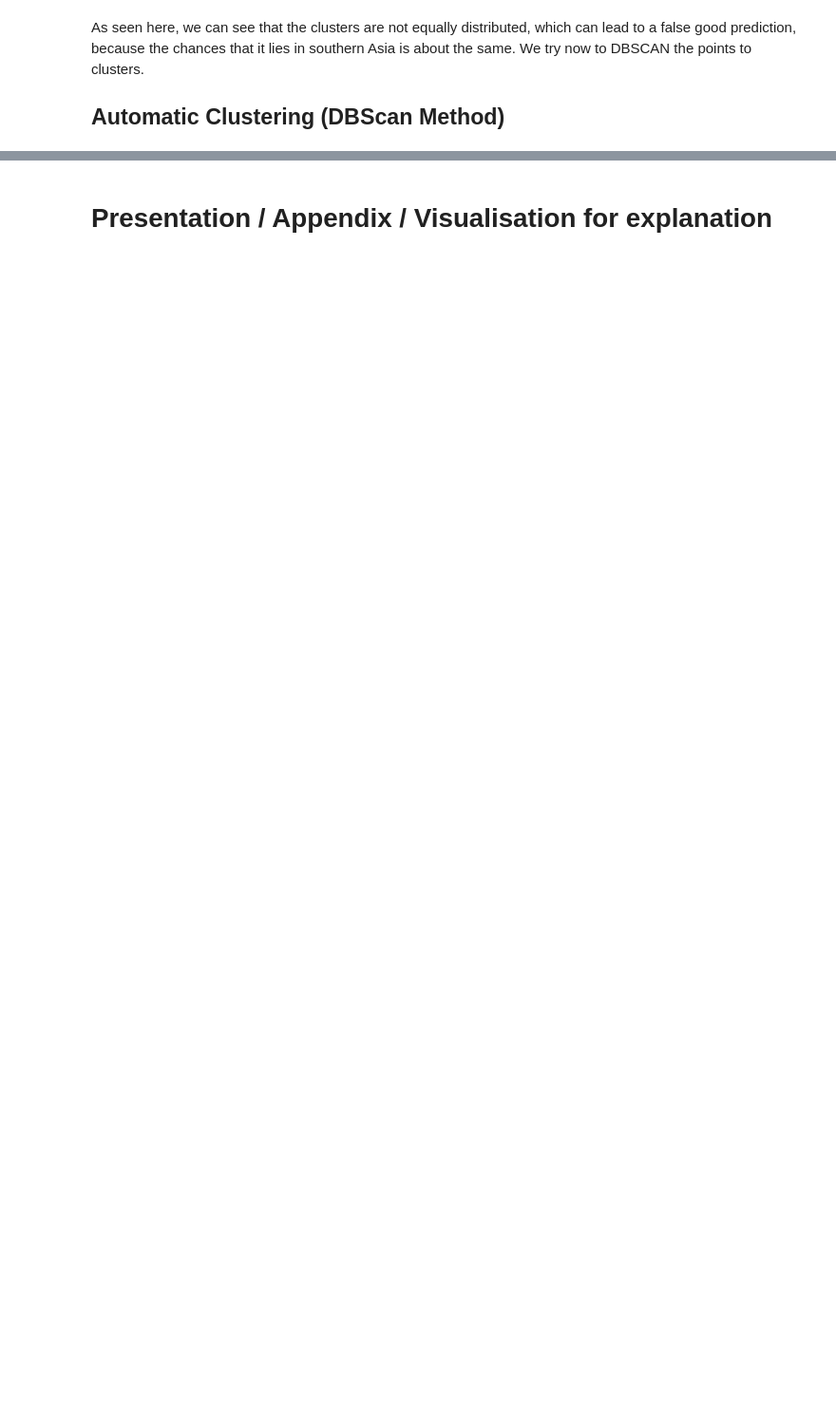
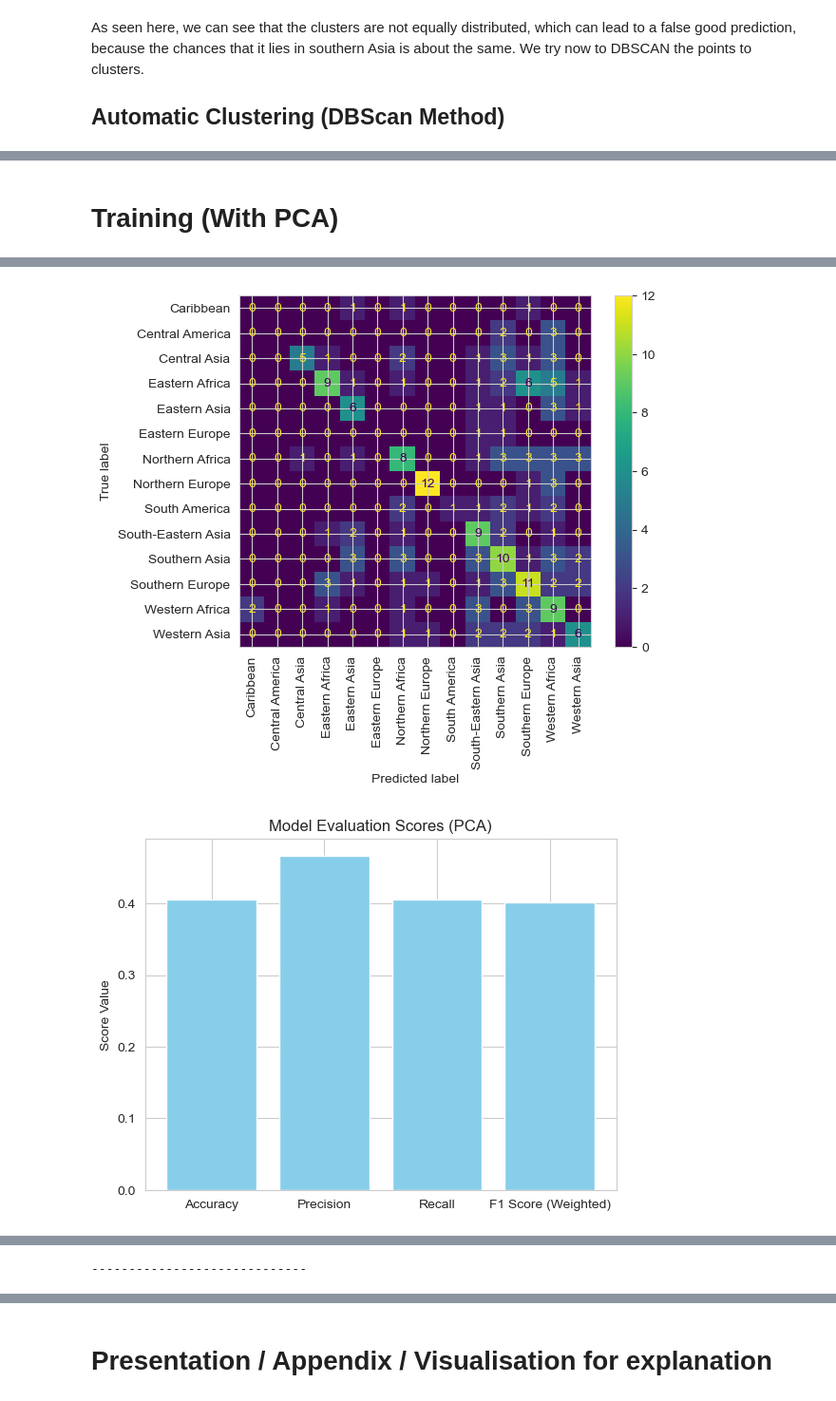
Before and after one commit to widmerc/GEO871, a Jupyter notebook: Project.ipynb, the cells around one changed output, grey strips where cells are left out. Shown at 95% size. Drawn from its saved outputs; the diff is of its cells as text; code cells hidden in the pictures; blank space fills up the shorter version.

```diff
--- a/Project.ipynb
+++ b/Project.ipynb
@@ -412,0 +349,6 @@ Finished in: 0:00:38.907490
+# %%
+final_matrix = pd.DataFrame(columns = ["score","ML_Clustering_Manual_PCA","ML_Clustering_DBScan_PCA","ML_Clustering_KMeans_PCA","ML_Clustering_Manual_SMOTE","ML_Clustering_DBScan_SMOTE","ML_Clustering_KMeans_SMOTE"],)
+final_matrix["score"] = ['Accuracy', 'Precision', 'Recall', 'F1 Score (Weighted)']
+final_matrix=final_matrix.set_index("score")
+
+final_matrix
@@ -412,0 +362,70 @@ Finished in: 0:00:38.907490
+# %% [markdown]
+# Training (With PCA)
+# %%
+#1. define the ML Technique:
+names = ["ML_Clustering_Manual", "ML_Clustering_DBScan", "ML_Clustering_KMeans"]
+num = 0
+#2. define all Clustering methods (wihtout SMOTE)
+ML_Clustering_Manual = music_origin_gdf_pca_manual.drop(['Latitude', 'Longitude',
+                                                         'status', 'color_code', 'name', 'iso3', 'iso_3166_1_',
+                                                         'french_shor','continent','region'],axis = 1)
+
+ML_Clustering_DBScan = music_origin_gdf_pca_dbscan.drop(['Latitude', 'Longitude',
+                                                         'status', 'color_code', 'name', 'iso3', 'iso_3166_1_',
+                                                         'french_shor','continent','region'],axis = 1)
+
+
+ML_Clustering_KMeans = music_origin_gdf_pca_kmeans.drop(['Latitude', 'Longitude',
+                                                         'status', 'color_code', 'name', 'iso3', 'iso_3166_1_',
+                                                         'french_shor','continent','region'],axis = 1)
+
+
+#loop through all of them
+for i in [ML_Clustering_Manual,ML_Clustering_DBScan,ML_Clustering_KMeans]:
+    print(f"-----------------------------\nName of Clustering:\n {names[num]}")
+    print(i["Cluster"].value_counts())
+    start_time = datetime.now()
+    X_train, X_test, y_train, y_test = train_test_split(i.drop("Cluster",axis = 1), i['Cluster'], test_size=0.2)
+
+    grid_search.fit(X_train,y_train)
+    best_params = grid_search.best_params_
+    best_estimator = grid_search.best_estimator_
+    end_time = datetime.now()
+    print(f'Finished in: {end_time-start_time}')
+    best_params = grid_search.best_params_
+    best_accuracy = grid_search.best_score_
+    print("Best Parameters:", best_params)
+    print("Best Accuracy Score:", best_accuracy)
+
+
+    y_pred = grid_search.best_estimator_.predict(X_test)
+    f1_score(y_test,y_pred,average='weighted')
+
+    ConfusionMatrixDisplay.from_estimator(grid_search.best_estimator_, X_test, y_test)
+    plt.xticks(rotation=90)  # Set the desired rotation angle
+    plt.show()
+
+    accuracy = accuracy_score(y_test, y_pred)
+    precision = precision_score(y_test, y_pred, average='weighted')
+    recall = recall_score(y_test, y_pred, average='weighted')
+    f1 = f1_score(y_test, y_pred, average='weighted')
+    final_matrix.at["Accuracy", f"{names[num]}_PCA"] = accuracy
+    final_matrix.at["Precision", f"{names[num]}_PCA"] = precision
+    final_matrix.at["Recall", f"{names[num]}_PCA"] = recall
+    final_matrix.at["F1 Score (Weighted)", f"{names[num]}_PCA"] = f1
+
+
+
+
+
+    scores = [accuracy, precision, recall, f1]
+    score_names = ['Accuracy', 'Precision', 'Recall', 'F1 Score (Weighted)']
+
+    plt.bar(score_names, scores, color='skyblue')
+    plt.title('Model Evaluation Scores (PCA)')
+    plt.ylabel('Score Value')
+    plt.show()
+    num +=1
+
+    print("-----------------------------")
+# %% [output]
@@ -412,0 +449,2 @@ Finished in: 0:00:38.907490
+[figure, added]
+[figure, added]
@@ -412,0 +489 @@ Finished in: 0:00:38.907490
+-----------------------------
```
Also changed, not shown: parts of 24 cells of this notebook, 8 other files.
